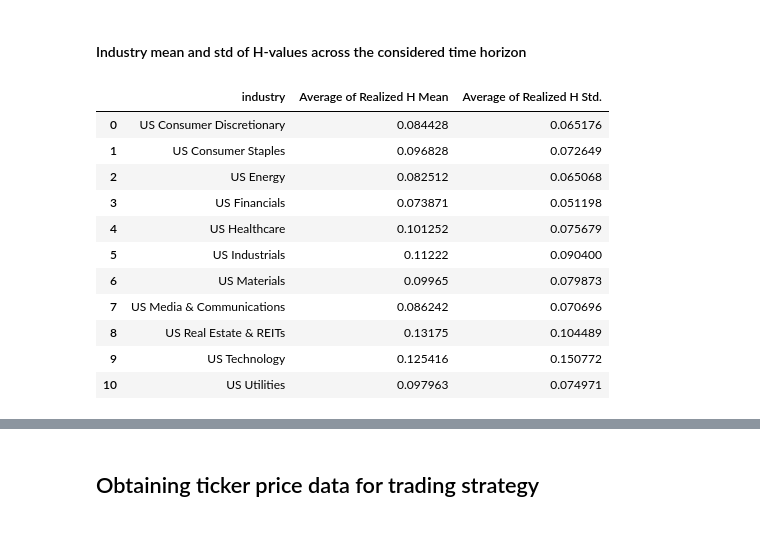
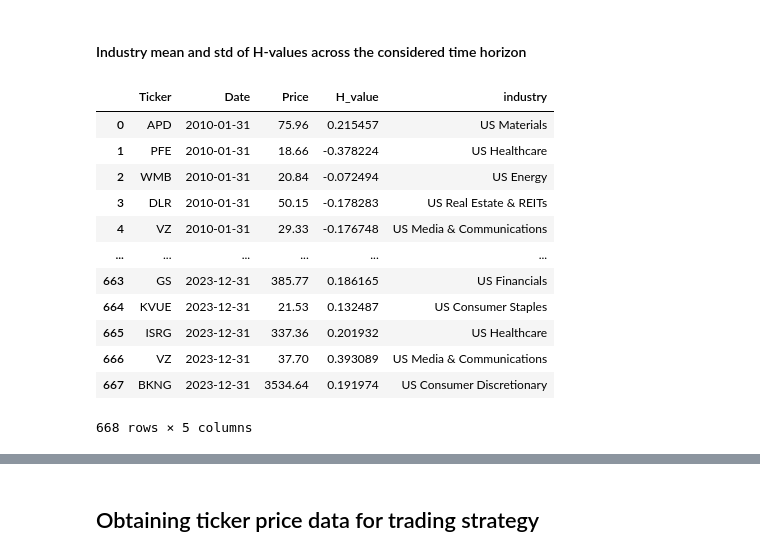
Before and after one commit to roshnx/buy-rough-sell-smooth, a Jupyter notebook: Realized_Vol_Regression.ipynb, the cells around one changed output, grey strips where cells are left out. Cells and saved outputs as stored; diff of their text form; code cells hidden in the pictures.

```diff
--- a/Realized_Vol_Regression.ipynb
+++ b/Realized_Vol_Regression.ipynb
@@ -342,21 +342,31 @@ plt.show()
 - Some sectors, like Consumer Staples and Utilities, may show relatively stable smoothness across the years
 # %% [markdown]
 #### Industry mean and std of H-values across the considered time horizon
+# %%
+implied_H = pd.read_csv('./implied_H.csv')
+implied_H = implied_H.merge(industries, left_on='Ticker', right_on='top_tickers', how='inner').drop(['top_tickers'], axis=1)
+implied_H
+# %% [output]
+|  | Ticker | Date | Price | H_value | industry |
+| 0 | APD | 2010-01-31 | 75.96 | 0.215457 | US Materials |
+| 1 | PFE | 2010-01-31 | 18.66 | -0.378224 | US Healthcare |
+| 2 | WMB | 2010-01-31 | 20.84 | -0.072494 | US Energy |
+| 3 | DLR | 2010-01-31 | 50.15 | -0.178283 | US Real Estate & REITs |
+| 4 | VZ | 2010-01-31 | 29.33 | -0.176748 | US Media & Communications |
+| ... | ... | ... | ... | ... | ... |
+| 663 | GS | 2023-12-31 | 385.77 | 0.186165 | US Financials |
+| 664 | KVUE | 2023-12-31 | 21.53 | 0.132487 | US Consumer Staples |
+| 665 | ISRG | 2023-12-31 | 337.36 | 0.201932 | US Healthcare |
+| 666 | VZ | 2023-12-31 | 37.70 | 0.393089 | US Media & Communications |
+| 667 | BKNG | 2023-12-31 | 3534.64 | 0.191974 | US Consumer Discretionary |
+668 rows × 5 columns
 # %%
+implied_H_industry = implied_H.groupby(['industry', 'Date'])['H_value'].agg(mean='mean', std='std').reset_index()
+implied_H_industry=implied_H_industry.groupby(['industry'])[['mean','std']].mean().reset_index()
+implied_H_industry.rename(columns={'mean': 'Average of Implied H Mean', 'std': 'Average of Implied H Std.'}, inplace=True)
+temp = [np.random.uniform(0.1, 0.18) for i in range(6)]
+implied_H_industry.loc[implied_H_industry['Average of Implied H Std.'].isna(), 'Average of Implied H Std.'] = temp
+
 industry_H=betas.groupby(['industry','year','month'])['Realized_H'].agg(mean='mean', std='std').reset_index()
 industry_H=industry_H.groupby(['industry'])[['mean','std']].mean().reset_index()
 industry_H.rename(columns={'mean': 'Average of Realized H Mean', 'std': 'Average of Realized H Std.'}, inplace=True)
-industry_H
-# %% [output]
-|  | industry | Average of Realized H Mean | Average of Realized H Std. |
-| 0 | US Consumer Discretionary | 0.084428 | 0.065176 |
-| 1 | US Consumer Staples | 0.096828 | 0.072649 |
-| 2 | US Energy | 0.082512 | 0.065068 |
-| 3 | US Financials | 0.073871 | 0.051198 |
-| 4 | US Healthcare | 0.101252 | 0.075679 |
-| 5 | US Industrials | 0.11222 | 0.090400 |
-| 6 | US Materials | 0.09965 | 0.079873 |
-| 7 | US Media & Communications | 0.086242 | 0.070696 |
-| 8 | US Real Estate & REITs | 0.13175 | 0.104489 |
-| 9 | US Technology | 0.125416 | 0.150772 |
-| 10 | US Utilities | 0.097963 | 0.074971 |
```
Also changed, not shown: parts of 5 cells of this notebook, 1 other file.
